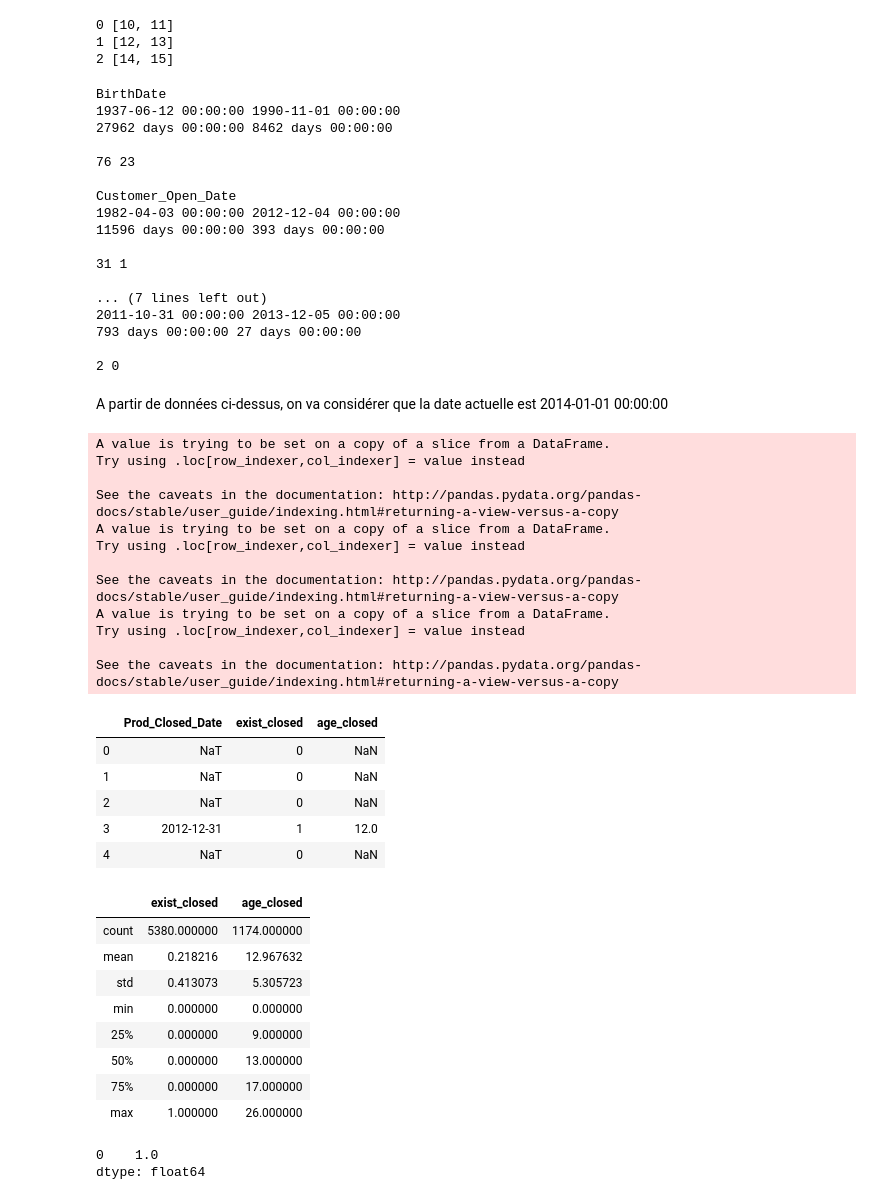
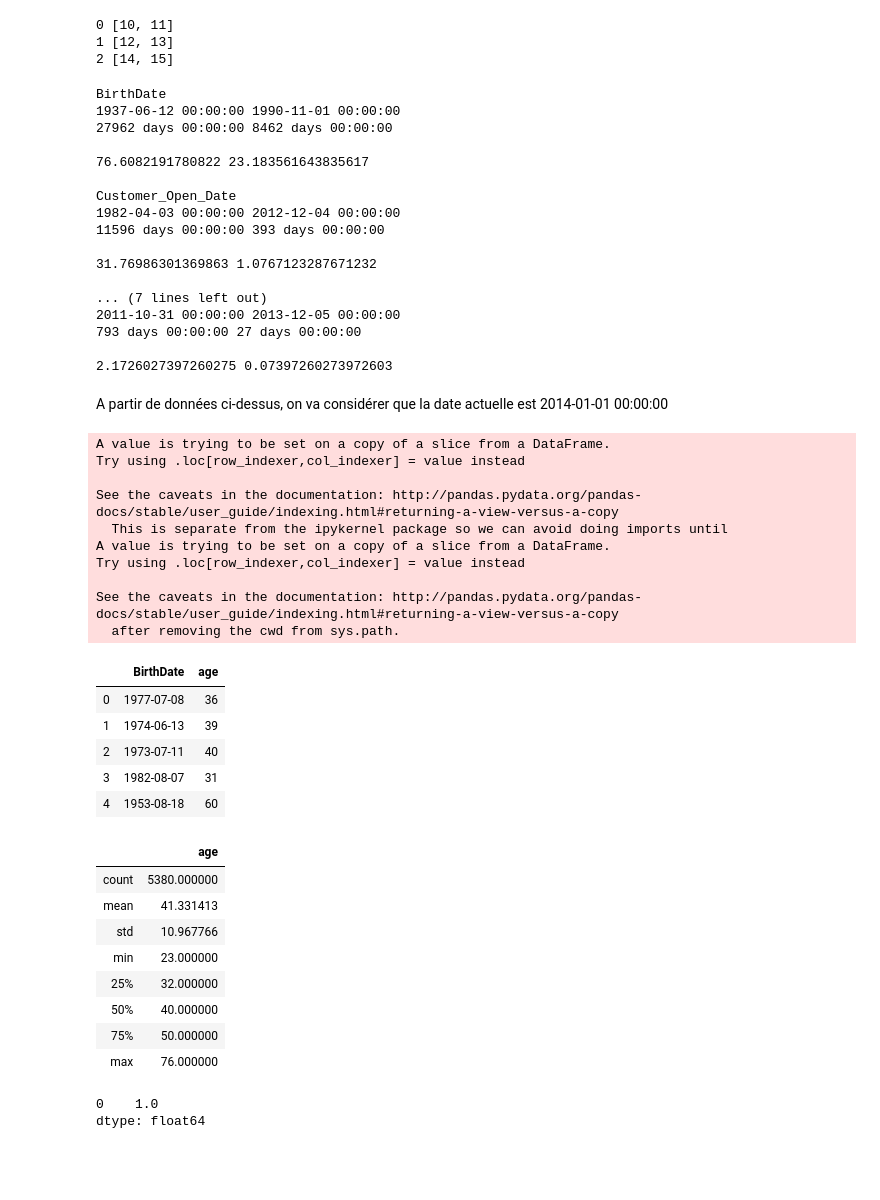
Before and after one commit to luizbezerra-pinheiro/Project_ML2, a Jupyter notebook: src/Feature Analysis.ipynb, the cells around one changed output. Saved outputs shown, nothing was run; the diff lists cells and outputs as text; code cells hidden in the pictures; blank space fills up the shorter version.

Commit message:
[DataAnalyse] + Organizing Main.py

```diff
--- a/src/Feature Analysis.ipynb
+++ b/src/Feature Analysis.ipynb
@@ -588,81 +603,79 @@ for d in datetime_variables:
     aux = pd.to_datetime(aux)
     print(aux.min(), aux.max())
     print((today - aux.min()), (today - aux.max()), "\n")
-    print((today - aux.min()).days//365, (today - aux.max()).days//365, "\n")
+    print((today - aux.min()).days/365, (today - aux.max()).days/365, "\n")
 # %% [output]
 BirthDate
 1937-06-12 00:00:00 1990-11-01 00:00:00
 27962 days 00:00:00 8462 days 00:00:00
 
-76 23
+76.6082191780822 23.183561643835617
 
 Customer_Open_Date
 1982-04-03 00:00:00 2012-12-04 00:00:00
 11596 days 00:00:00 393 days 00:00:00
 
-31 1
+31.76986301369863 1.0767123287671232
 
 ... (7 lines left out)
 2011-10-31 00:00:00 2013-12-05 00:00:00
 793 days 00:00:00 27 days 00:00:00
 
-2 0
+2.1726027397260275 0.07397260273972603
 # %% [markdown]
 A partir de données ci-dessus, on va considérer que la date actuelle est 2014-01-01 00:00:00
 # %%
 today = dt.datetime(2014, 1, 1)
-# aux = df[["BirthDate"]]
-# aux["BirthDate"] = pd.to_datetime(aux["BirthDate"])
-# aux["age"] = aux["BirthDate"].apply(lambda x: (today - x).days//365 )
-# display(aux.head())
-# display(aux.describe())
+aux = df[["BirthDate"]]
+aux["BirthDate"] = pd.to_datetime(aux["BirthDate"])
+aux["age"] = aux["BirthDate"].apply(lambda x: (today - x).days//365 )
+display(aux.head())
+display(aux.describe())
 
 # aux = df[["Customer_Open_Date"]]
 # aux["Customer_Open_Date"] = pd.to_datetime(aux["Customer_Open_Date"])
 # aux["age_customer"] = aux["Customer_Open_Date"].apply(lambda x: (today - x).days//30 )
 # display(aux.head())
 # display(aux.describe())
 
 # aux = df[["Prod_Decision_Date"]]
 # aux["Prod_Decision_Date"] = pd.to_datetime(aux["Prod_Decision_Date"])
 # aux["age_decision"] = aux["Prod_Decision_Date"].apply(lambda x: (today - x).days//30 )
 # display(aux.head())
 # display(aux.describe())
 
-aux = df[["Prod_Closed_Date"]]
-aux["Prod_Closed_Date"] = pd.to_datetime(aux["Prod_Closed_Date"])
-aux["exist_closed"] = aux["Prod_Closed_Date"].notnull() * 1
-aux["age_closed"] = aux["Prod_Closed_Date"].apply(lambda x: (today - x).days//30 )
-display(aux.head())
-display(aux.describe())
+# aux = df[["Prod_Closed_Date"]]
+# aux["Prod_Closed_Date"] = pd.to_datetime(aux["Prod_Closed_Date"])
+# aux["exist_closed"] = aux["Prod_Closed_Date"].notnull() * 1
+# aux["age_closed"] = aux["Prod_Closed_Date"].apply(lambda x: (today - x).days//30 )
+# display(aux.head())
+# display(aux.describe())
 # %% [output]
 A value is trying to be set on a copy of a slice from a DataFrame.
 Try using .loc[row_indexer,col_indexer] = value instead
 
 See the caveats in the documentation: http://pandas.pydata.org/pandas-docs/stable/user_guide/indexing.html#returning-a-view-versus-a-copy
+  This is separate from the ipykernel package so we can avoid doing imports until
 A value is trying to be set on a copy of a slice from a DataFrame.
 Try using .loc[row_indexer,col_indexer] = value instead
 
 See the caveats in the documentation: http://pandas.pydata.org/pandas-docs/stable/user_guide/indexing.html#returning-a-view-versus-a-copy
-A value is trying to be set on a copy of a slice from a DataFrame.
-Try using .loc[row_indexer,col_indexer] = value instead
-
-See the caveats in the documentation: http://pandas.pydata.org/pandas-docs/stable/user_guide/indexing.html#returning-a-view-versus-a-copy
+  after removing the cwd from sys.path.
-|  | Prod_Closed_Date | exist_closed | age_closed |
-| 0 | NaT | 0 | NaN |
-| 1 | NaT | 0 | NaN |
-| 2 | NaT | 0 | NaN |
-| 3 | 2012-12-31 | 1 | 12.0 |
-| 4 | NaT | 0 | NaN |
+|  | BirthDate | age |
+| 0 | 1977-07-08 | 36 |
+| 1 | 1974-06-13 | 39 |
+| 2 | 1973-07-11 | 40 |
+| 3 | 1982-08-07 | 31 |
+| 4 | 1953-08-18 | 60 |
-|  | exist_closed | age_closed |
-| count | 5380.000000 | 1174.000000 |
-| mean | 0.218216 | 12.967632 |
-| std | 0.413073 | 5.305723 |
-| min | 0.000000 | 0.000000 |
-| 25% | 0.000000 | 9.000000 |
-| 50% | 0.000000 | 13.000000 |
-| 75% | 0.000000 | 17.000000 |
-| max | 1.000000 | 26.000000 |
+|  | age |
+| count | 5380.000000 |
+| mean | 41.331413 |
+| std | 10.967766 |
+| min | 23.000000 |
+| 25% | 32.000000 |
+| 50% | 40.000000 |
+| 75% | 50.000000 |
+| max | 76.000000 |
 # %%
 a = df["Years_At_Business"].mode()
 display(a)
```
Also changed, not shown: parts of 2 cells of this notebook, 5 other files.
